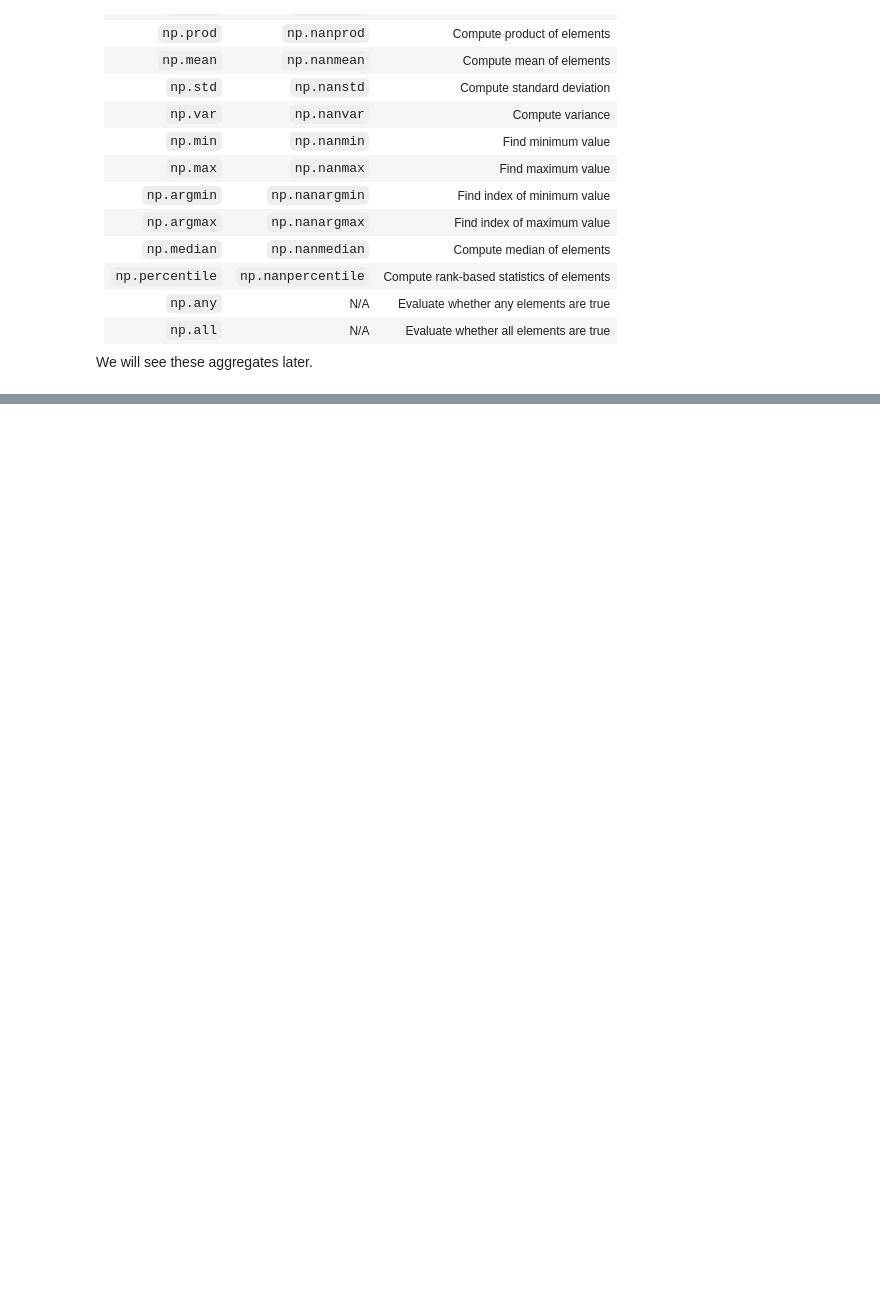
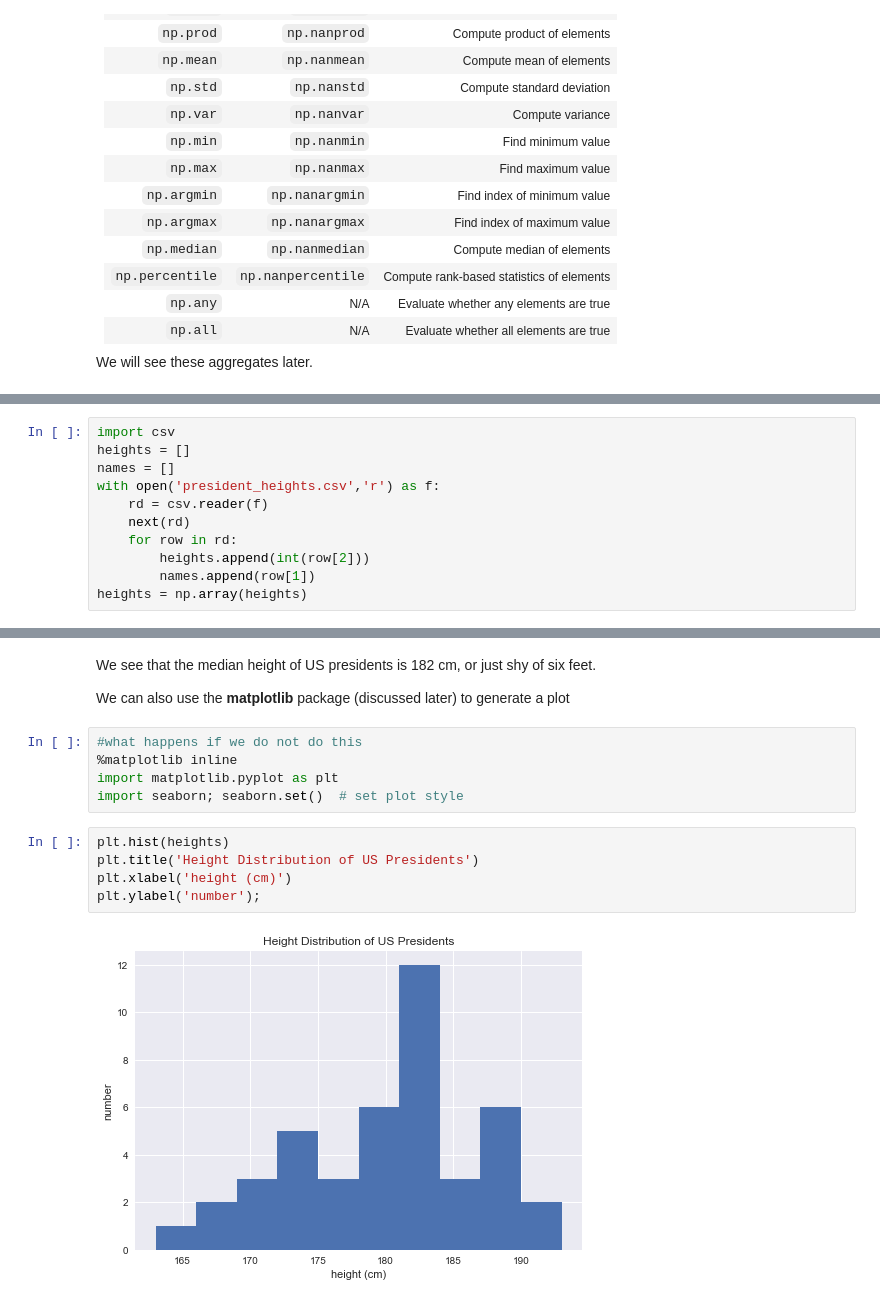
Before and after one commit to mohankgaddam/eas503ubcourse, a Jupyter notebook: notebooks/Numpy.ipynb, the cells around one changed output, grey strips where cells are left out. Drawn from its saved outputs; the diff is of its cells as text; blank space fills up the shorter version.

```diff
--- a/notebooks/Numpy.ipynb
+++ b/notebooks/Numpy.ipynb
@@ -993,0 +1003,11 @@ We will see these aggregates later.
+# %%
+import csv
+heights = []
+names = []
+with open('president_heights.csv','r') as f:
+    rd = csv.reader(f)
+    next(rd)
+    for row in rd:
+        heights.append(int(row[2]))
+        names.append(row[1])
+heights = np.array(heights)
@@ -993,0 +1037,16 @@ We will see these aggregates later.
+# %% [markdown]
+We see that the median height of US presidents is 182 cm, or just shy of six feet.
+
+We can also use the **matplotlib** package (discussed later) to generate a plot
+# %%
+#what happens if we do not do this
+%matplotlib inline
+import matplotlib.pyplot as plt
+import seaborn; seaborn.set()  # set plot style
+# %%
+plt.hist(heights)
+plt.title('Height Distribution of US Presidents')
+plt.xlabel('height (cm)')
+plt.ylabel('number');
+# %% [output]
+[figure, added]
```
Also changed, not shown: parts of 205 cells of this notebook, 5 other files.
